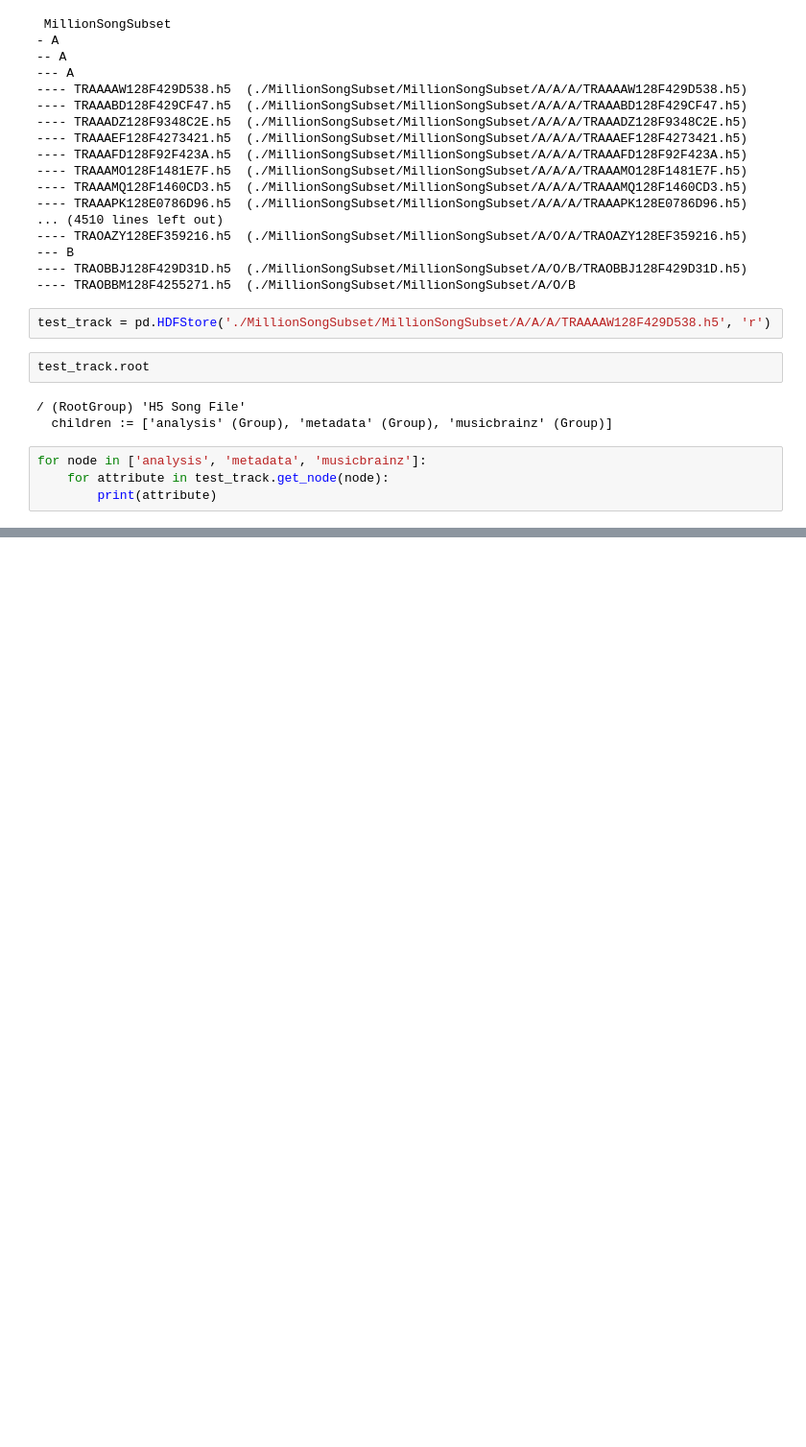
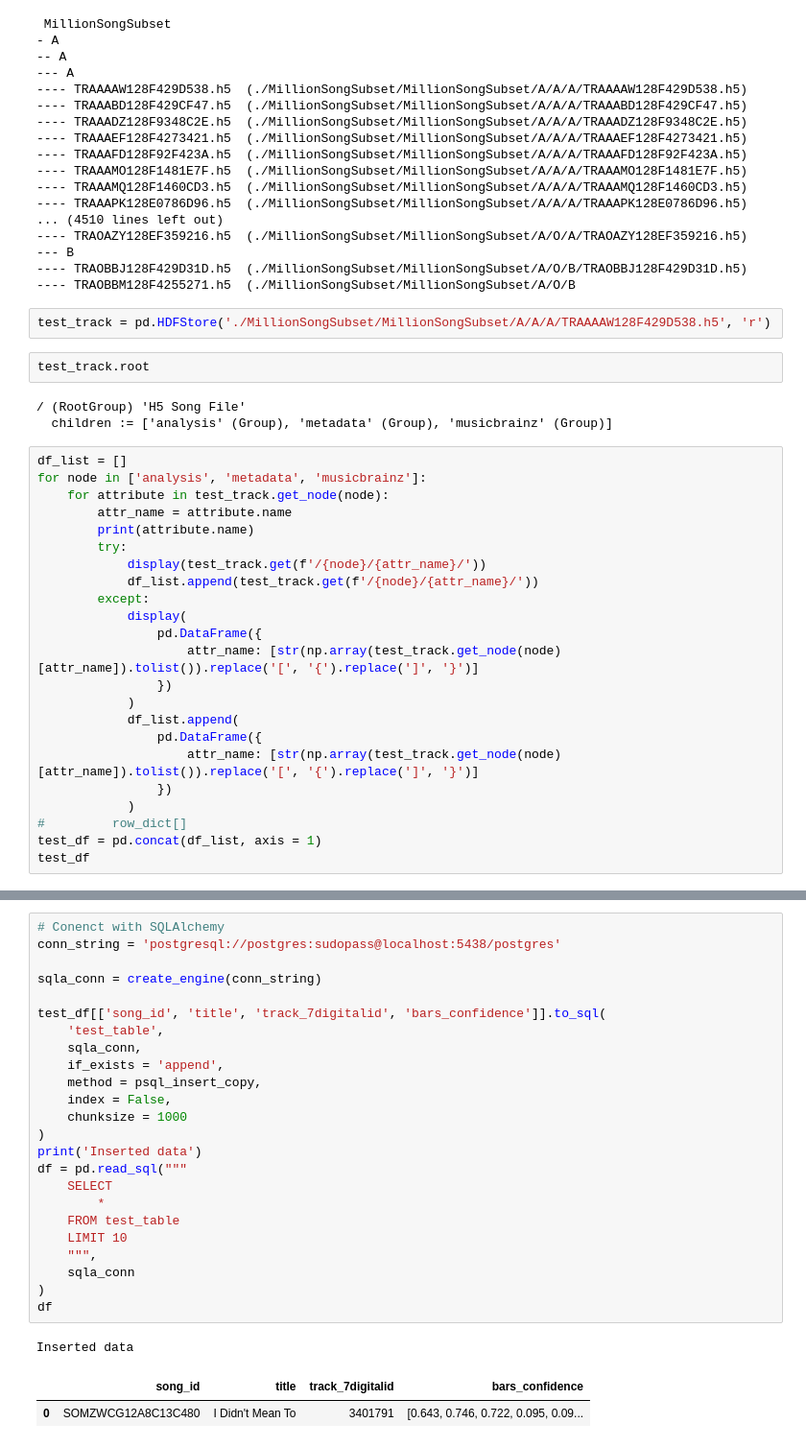
Before and after one commit to seankim658/Million-Song-Data-Analysis, a Jupyter notebook: Million Song Dataset Analysis.ipynb, the cells around one changed output, grey strips where cells are left out. Shown at 96% size. Drawn from its saved outputs; the diff is of its cells as text; blank space fills up the shorter version.

```diff
--- a/Million Song Dataset Analysis.ipynb
+++ b/Million Song Dataset Analysis.ipynb
@@ -41,7 +41,26 @@ test_track.root
 / (RootGroup) 'H5 Song File'
   children := ['analysis' (Group), 'metadata' (Group), 'musicbrainz' (Group)]
 # %%
+df_list = []
 for node in ['analysis', 'metadata', 'musicbrainz']:
     for attribute in test_track.get_node(node):
-        print(attribute)
+        attr_name = attribute.name
+        print(attribute.name)
+        try:
+            display(test_track.get(f'/{node}/{attr_name}/'))
+            df_list.append(test_track.get(f'/{node}/{attr_name}/'))
+        except:
+            display(
+                pd.DataFrame({
+                    attr_name: [str(np.array(test_track.get_node(node)[attr_name]).tolist()).replace('[', '{').replace(']', '}')]
+                })
+            )
+            df_list.append(
+                pd.DataFrame({
+                    attr_name: [str(np.array(test_track.get_node(node)[attr_name]).tolist()).replace('[', '{').replace(']', '}')]
+                })
+            )
+#         row_dict[]
+test_df = pd.concat(df_list, axis = 1)
+test_df
 # %% [output]
@@ -64,0 +154,28 @@ for node in ['analysis', 'metadata', 'musicbrainz']:
+# %%
+# Conenct with SQLAlchemy
+conn_string = 'postgresql://postgres:sudopass@localhost:5438/postgres'
+
+sqla_conn = create_engine(conn_string)
+
+test_df[['song_id', 'title', 'track_7digitalid', 'bars_confidence']].to_sql(
+    'test_table',
+    sqla_conn,
+    if_exists = 'append',
+    method = psql_insert_copy,
+    index = False,
+    chunksize = 1000
+)
+print('Inserted data')
+df = pd.read_sql("""
+    SELECT
+        *
+    FROM test_table
+    LIMIT 10
+    """,
+    sqla_conn
+)
+df
+# %% [output]
+Inserted data
+|  | song_id | title | track_7digitalid | bars_confidence |
+| 0 | SOMZWCG12A8C13C480 | I Didn't Mean To | 3401791 | [0.643, 0.746, 0.722, 0.095, 0.09... |
```
Also changed, not shown: parts of 3 cells of this notebook, 1 other file.
